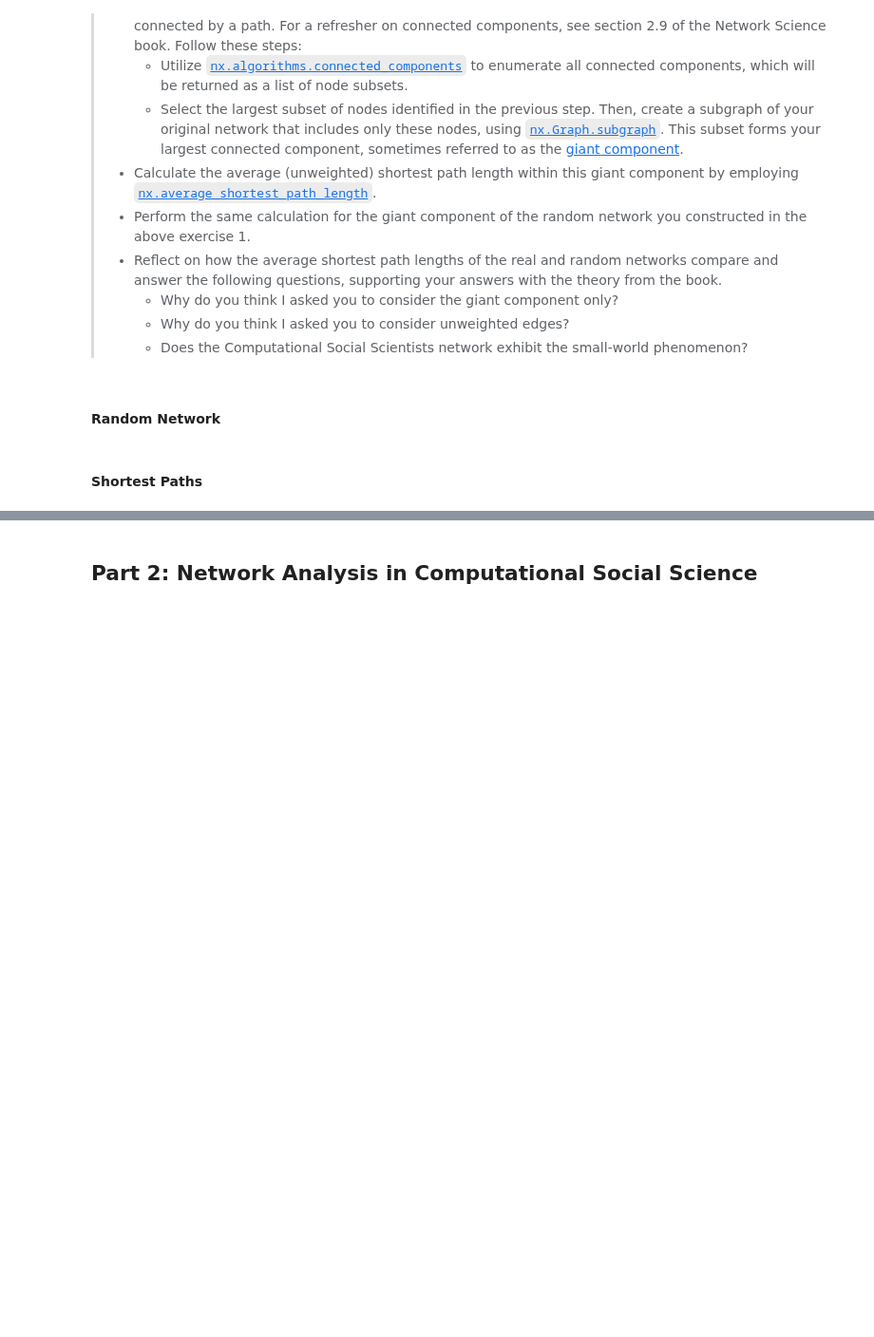
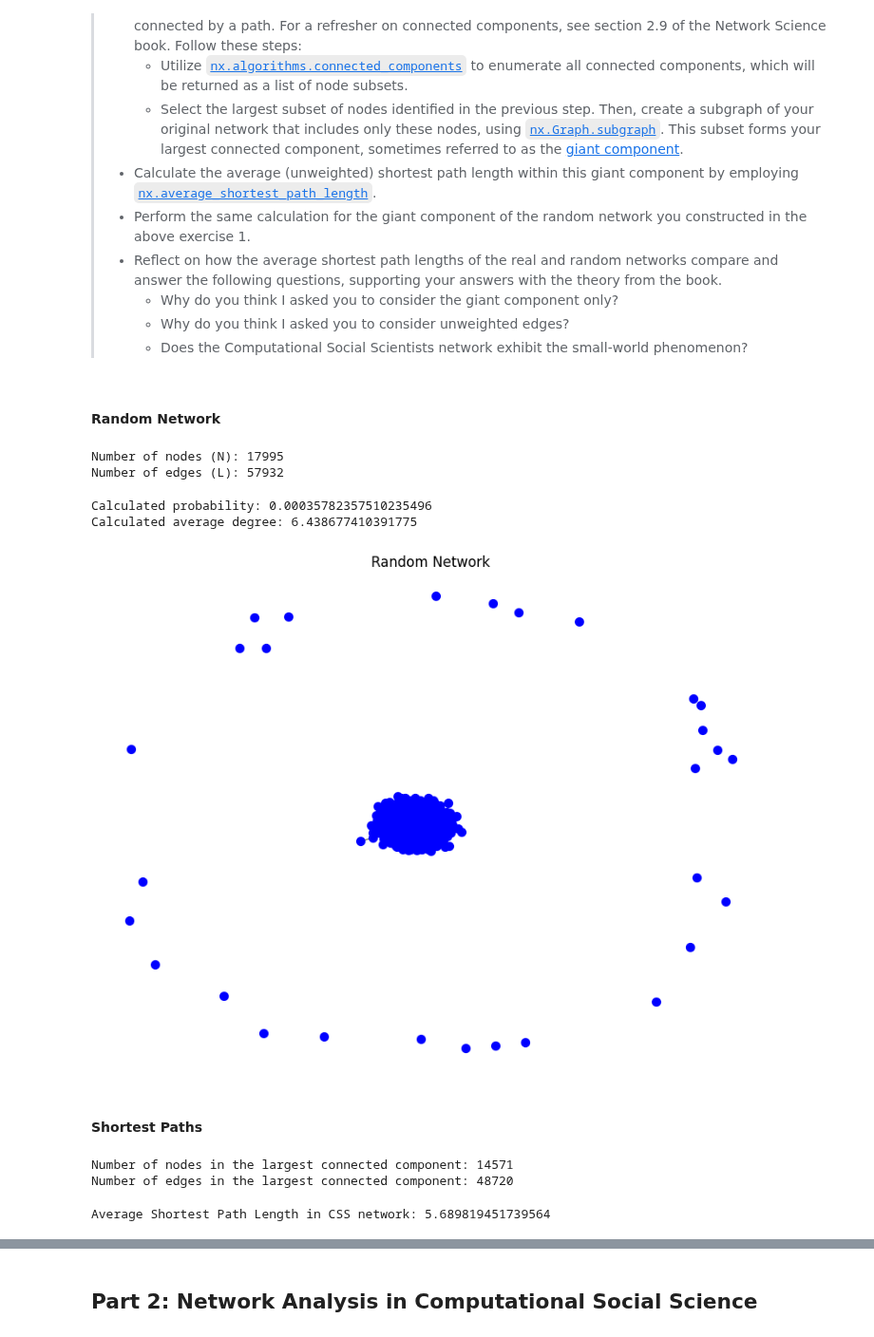
Before and after one commit to CarolineMortensen/Group_project_CSS, a Jupyter notebook: Assignment2.ipynb, the cells around one changed output, grey strips where cells are left out. Shown at 95% size. Drawn from its saved outputs; the diff is of its cells as text; code cells hidden in the pictures; blank space fills up the shorter version.

```diff
--- a/Assignment2.ipynb
+++ b/Assignment2.ipynb
@@ -55,5 +57,76 @@ import multiprocessing as mp
 >   - Does the Computational Social Scientists network exhibit the small-world phenomenon?
 # %% [markdown]
 #### Random Network
+# %%
+# Load the JSON file
+with open("Group_project_CSS/authors_graph.json", "r") as f:
+    data = json.load(f)
+
+# Convert JSON data to a NetworkX graph
+authors_graph = json_graph.node_link_graph(data)
+
+# Get number of nodes and edges
+N = authors_graph.number_of_nodes()
+L = authors_graph.number_of_edges()
+
+print(f"Number of nodes (N): {N}")
+print(f"Number of edges (L): {L}")
+# %% [output]
+Number of nodes (N): 17995
+Number of edges (L): 57932
+# %%
+# Calculate the probability
+p = (2 * L) / (N * (N - 1))
+
+# Compute the average degree
+avg_degree = p * (N - 1)
+
+print(f'Calculated probability: {p}')
+print(f'Calculated average degree: {avg_degree}')
+# %% [output]
+Calculated probability: 0.00035782357510235496
+Calculated average degree: 6.438677410391775
+# %%
+# Generate a random network
+def generate_random_network(N, p):
+    G = nx.Graph()
+    G.add_nodes_from(range(N))
+
+    for i in range(N):
+        for j in range(i + 1, N):
+            if np.random.uniform(0, 1) < p:
+                G.add_edge(i, j)
+
+    return G
+
+# Create a random network
+random_network = generate_random_network(N, p)
+# %%
+# Visualize the network
+plt.figure(figsize=(8,6))
+nx.draw(random_network, node_size=50, node_color='blue', edge_color='gray')
+plt.title('Random Network')
+plt.show()
+# %% [output]
+[figure, added]
 # %% [markdown]
 #### Shortest Paths
+# %%
+# Identify the largest connected component
+components = list(nx.connected_components(authors_graph))
+largest_component = max(components, key=len) # Largest set of nodes
+
+# Create a subgraph containing only the largest component
+lcc_graph = authors_graph.subgraph(largest_component).copy()
+
+print(f"Number of nodes in the largest connected component: {lcc_graph.number_of_nodes()}")
+print(f"Number of edges in the largest connected component: {lcc_graph.number_of_edges()}")
+# %% [output]
+Number of nodes in the largest connected component: 14571
+Number of edges in the largest connected component: 48720
+# %%
+# Compute the average shortest path length
+avg_shortest_path_length = nx.average_shortest_path_length(lcc_graph)
+print(f"Average Shortest Path Length in CSS network: {avg_shortest_path_length}")
+# %% [output]
+Average Shortest Path Length in CSS network: 5.689819451739564
```
Also changed, not shown: parts of 5 cells of this notebook.
